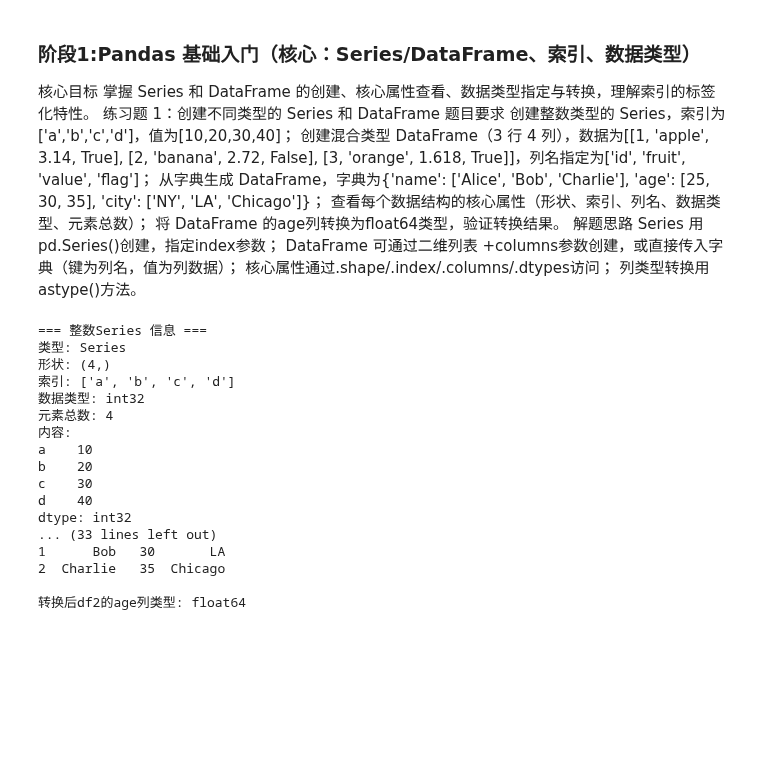
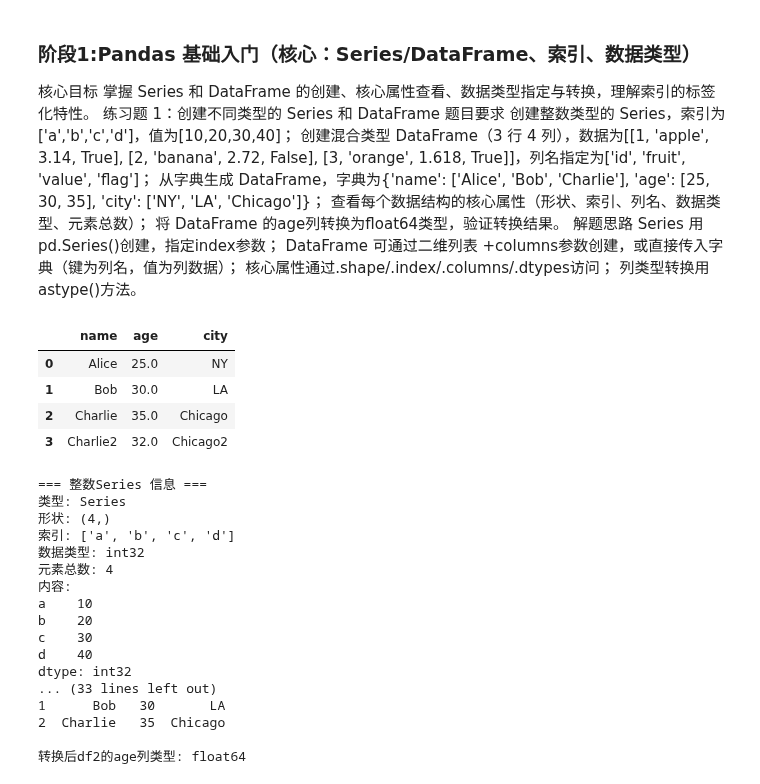
Before and after one commit to huangshanming/ai-note, a Jupyter notebook: python/pandas练习.ipynb, the cells around one changed output. Cells and saved outputs as stored; diff of their text form; code cells hidden in the pictures; blank space fills up the shorter version.

```diff
--- a/python/pandas练习.ipynb
+++ b/python/pandas练习.ipynb
@@ -14,6 +14,25 @@ Series 用pd.Series()创建，指定index参数；
 DataFrame 可通过二维列表 +columns参数创建，或直接传入字典（键为列名，值为列数据）；
 核心属性通过.shape/.index/.columns/.dtypes访问；
 列类型转换用astype()方法。
+# %%
+import pandas as pd
+import numpy as np
+s = pd.Series([10, 20, 30, 40] , index = ['a','b','c','d'], dtype=np.int32)
+df = pd.DataFrame([[1, 'apple', 3.14, True], [2, 'banana', 2.72, False], [3, 'orange', 1.618, True]], columns=['id', 'fruit', 'value', 'flag'])
+df2 = pd.DataFrame({'name': ['Alice', 'Bob', 'Charlie', 'Charlie2'], 'age': [25, 30, 35,32], 'city': ['NY', 'LA', 'Chicago', 'Chicago2']})
+df2.shape
+df2.index
+df2.columns
+df2.dtypes
+df2.size
+df2['age'] = df2['age'].astype(np.float64)
+df2
+# %% [output]
+|  | name | age | city |
+| 0 | Alice | 25.0 | NY |
+| 1 | Bob | 30.0 | LA |
+| 2 | Charlie | 35.0 | Chicago |
+| 3 | Charlie2 | 32.0 | Chicago2 |
 # %%
 import pandas as pd
 import numpy as np
```
Also changed, not shown: parts of 3 cells of this notebook, 3 other files.
